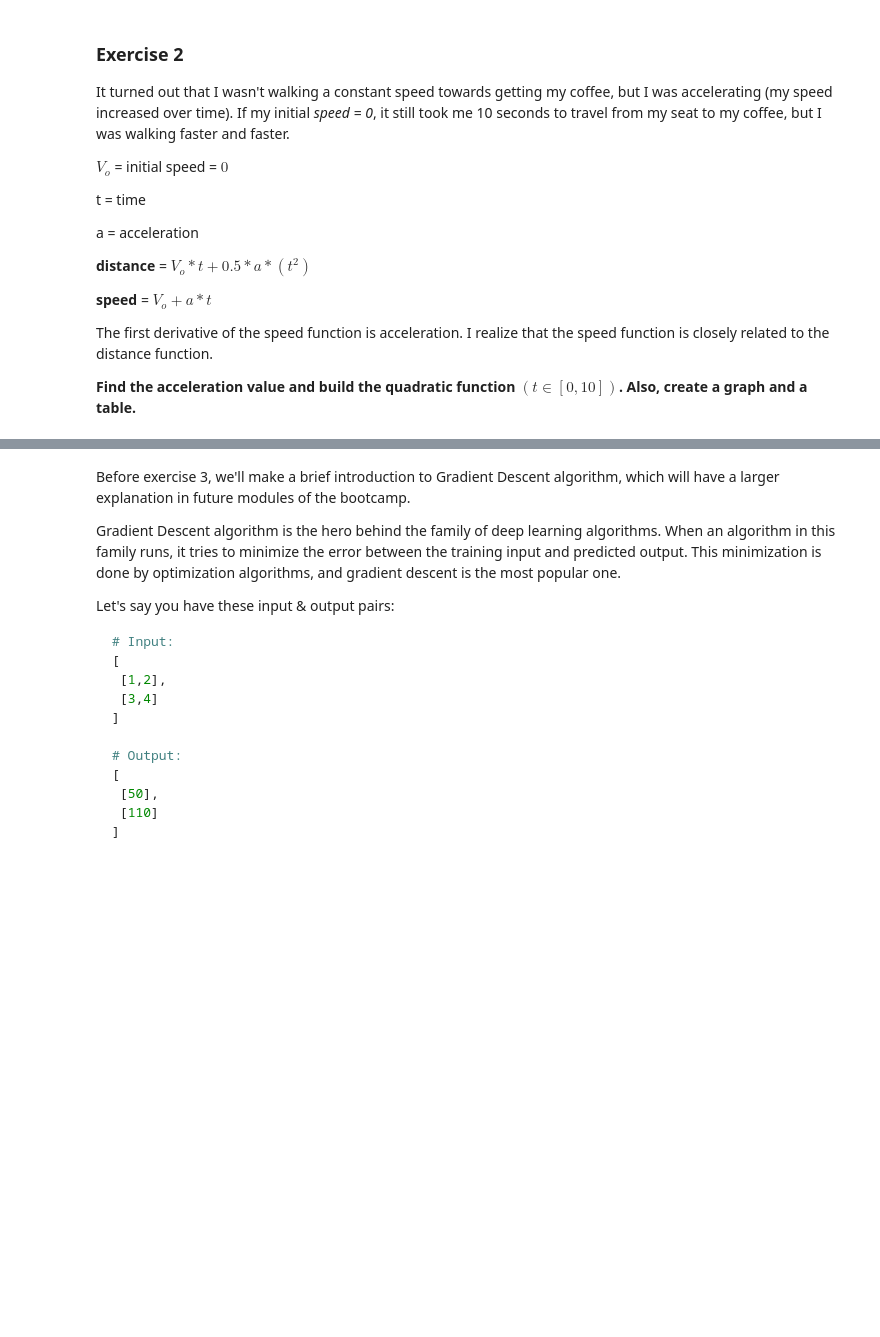
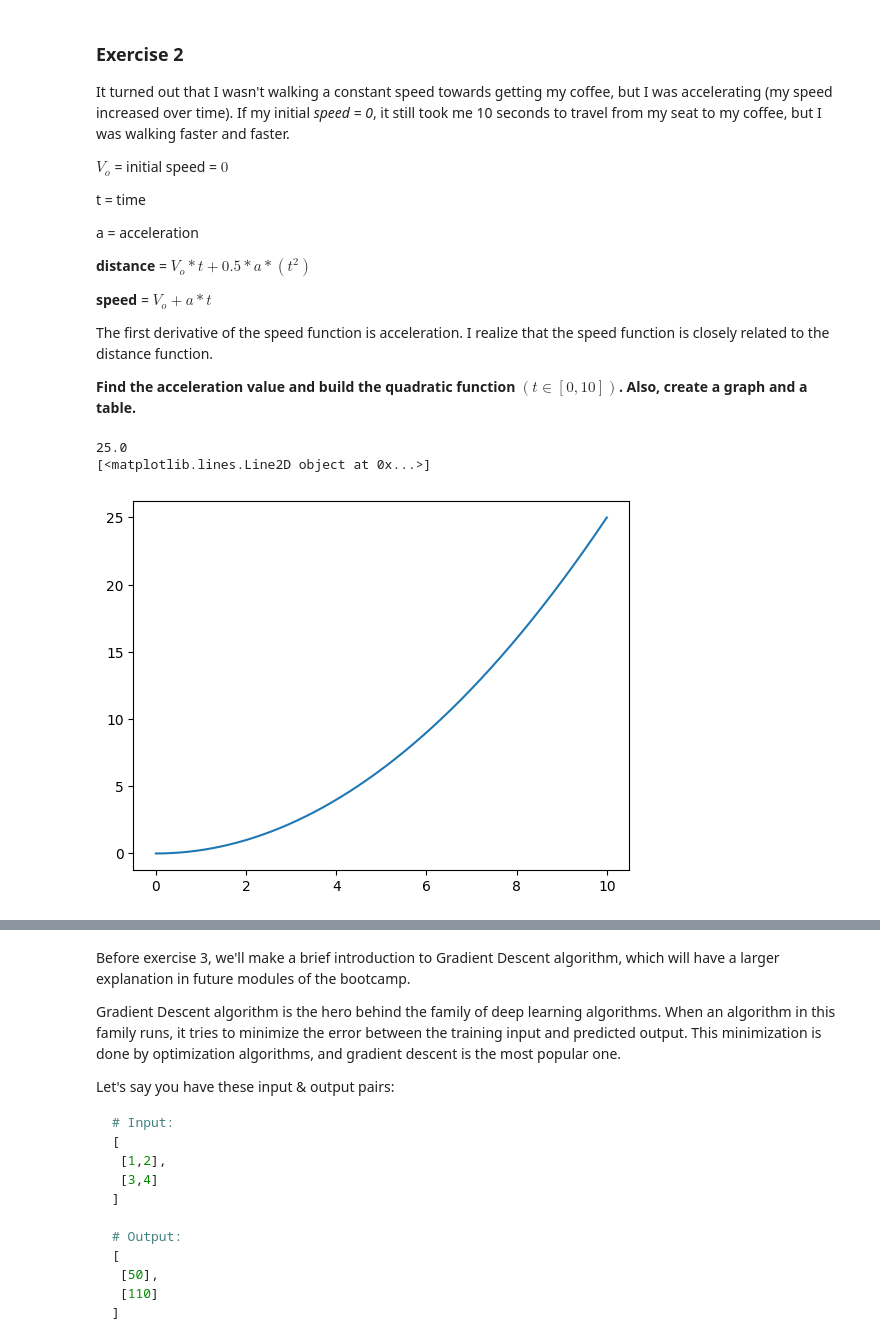
Before and after one commit to Bere333/calculus-and-algebra-problems-with-python, a Jupyter notebook: notebook/problems.ipynb, the cells around one changed output, grey strips where cells are left out. Cells and saved outputs as stored; diff of their text form; code cells hidden in the pictures; blank space fills up the shorter version.

```diff
--- a/notebook/problems.ipynb
+++ b/notebook/problems.ipynb
@@ -87,5 +87,21 @@ The first derivative of the speed function is acceleration. I realize that the s
 **Find the acceleration value and build the quadratic function  $(t ∈ [0,10])$. Also, create a graph and a table.**
 # %%
 # Define and plot the quadratic funtion
+
+def distance_with_acceleration(time):
+    acceleration = 0.5
+    distance = 0.5 * acceleration * (time ** 2)
+    return distance
+
+d_a = distance_with_acceleration(10)
+print(d_a)
+
+time_with_acceleration = np.linspace(0, 10, 1000)
+plot_distance_w_acceleration = plt.plot(time_with_acceleration, distance_with_acceleration(time_with_acceleration))
+print(plot_distance_w_acceleration)
+# %% [output]
+25.0
+[<matplotlib.lines.Line2D object at 0x...>]
+[figure, added]
 # %%
 # Create a DataFrame
```
Also changed, not shown: parts of 1 cell of this notebook.
